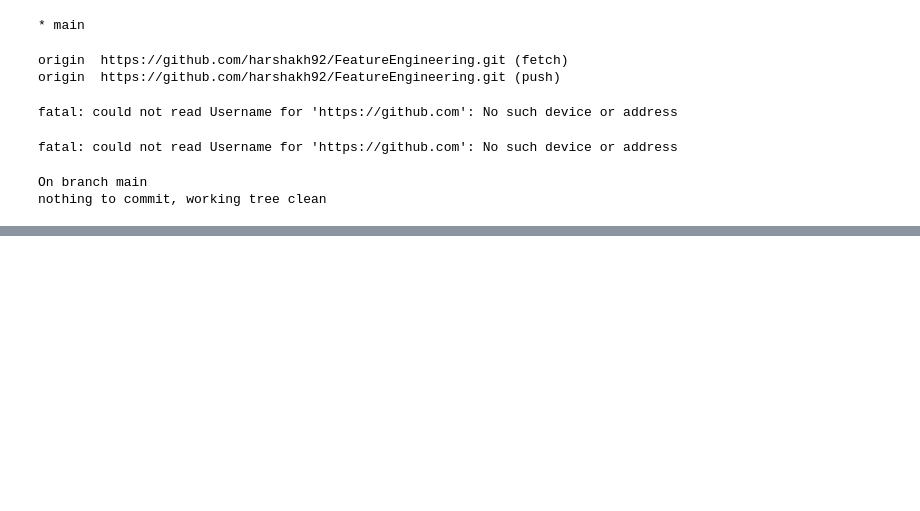
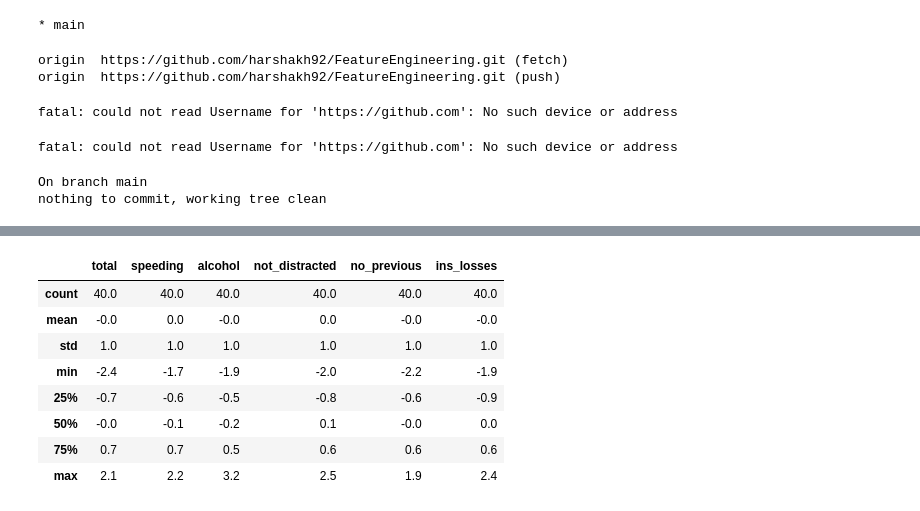
Before and after one commit to harshakh92/FeatureEngineering, a Jupyter notebook: featureengineering.ipynb, the cells around one changed output, grey strips where cells are left out. Saved outputs shown, nothing was run; the diff lists cells and outputs as text; code cells hidden in the pictures; blank space fills up the shorter version.

```diff
--- a/featureengineering.ipynb
+++ b/featureengineering.ipynb
@@ -115,0 +222,12 @@ nothing to commit, working tree clean
+# %%
+np.round(X_train_scaled.describe(), 1)
+# %% [output]
+|  | total | speeding | alcohol | not_distracted | no_previous | ins_losses |
+| count | 40.0 | 40.0 | 40.0 | 40.0 | 40.0 | 40.0 |
+| mean | -0.0 | 0.0 | -0.0 | 0.0 | -0.0 | -0.0 |
+| std | 1.0 | 1.0 | 1.0 | 1.0 | 1.0 | 1.0 |
+| min | -2.4 | -1.7 | -1.9 | -2.0 | -2.2 | -1.9 |
+| 25% | -0.7 | -0.6 | -0.5 | -0.8 | -0.6 | -0.9 |
+| 50% | -0.0 | -0.1 | -0.2 | 0.1 | -0.0 | 0.0 |
+| 75% | 0.7 | 0.7 | 0.5 | 0.6 | 0.6 | 0.6 |
+| max | 2.1 | 2.2 | 3.2 | 2.5 | 1.9 | 2.4 |
```
Also changed, not shown: parts of 26 cells of this notebook.
